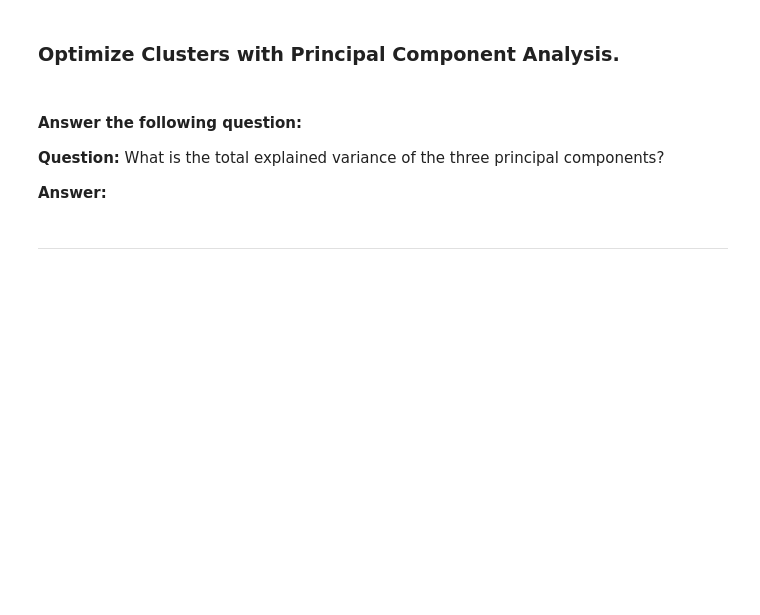
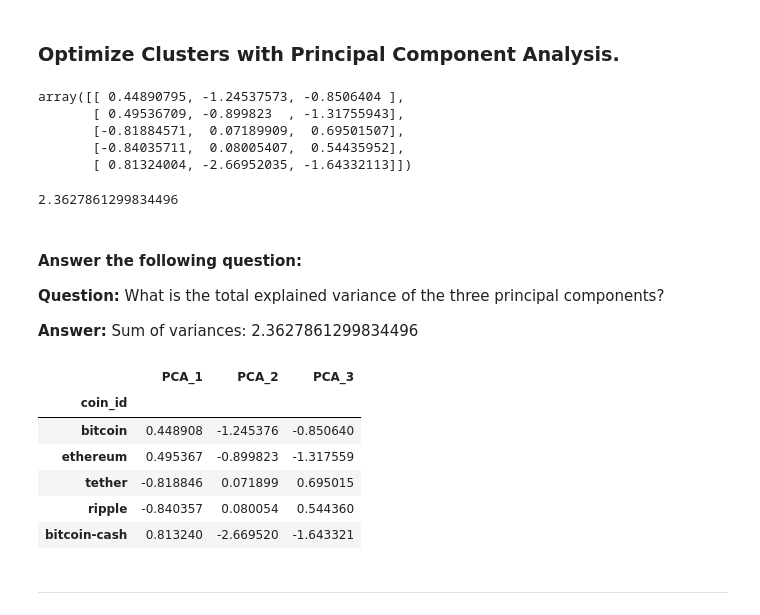
Before and after one commit to jfm0570/CryptoClustering, a Jupyter notebook: Crypto_Clustering.ipynb, the cells around one changed output. Saved outputs shown, nothing was run; the diff lists cells and outputs as text; code cells hidden in the pictures; blank space fills up the shorter version.

```diff
--- a/Crypto_Clustering.ipynb
+++ b/Crypto_Clustering.ipynb
@@ -172,2 +160,4 @@ elbow_dataframe.hvplot.line(
 # %%
 # Create a copy of the DataFrame
+data_frame_copy = data_frame.copy()
+data_frame_copy.head()
@@ -174,5 +172,6 @@ elbow_dataframe.hvplot.line(
 # %%
 # Add a new column to the DataFrame with the predicted clusters
-
+data_frame_copy['predicted_cluster'] = cluster_val
 
 # Display sample data
+data_frame_copy.head()
@@ -188,32 +203,59 @@ elbow_dataframe.hvplot.line(
 ### Optimize Clusters with Principal Component Analysis.
 # %%
 # Create a PCA model instance and set `n_components=3`.
+PCA_model = PCA(n_components=3)
 # %%
 # Use the PCA model with `fit_transform` to reduce to
 # three principal components.
+clusters_PCA = PCA_model.fit_transform(data_frame_copy)
 
 # View the first five rows of the DataFrame.
+clusters_PCA[0:5]
+# %% [output]
+array([[ 0.44890795, -1.24537573, -0.8506404 ],
+       [ 0.49536709, -0.899823  , -1.31755943],
+       [-0.81884571,  0.07189909,  0.69501507],
+       [-0.84035711,  0.08005407,  0.54435952],
+       [ 0.81324004, -2.66952035, -1.64332113]])
 # %%
 # Retrieve the explained variance to determine how much information
 # can be attributed to each principal component.
+
+variance = np.var(clusters_PCA) ## Pending
+variance
+# %% [output]
+2.3627861299834496
 # %% [markdown]
 #### Answer the following question:
 
 **Question:** What is the total explained variance of the three principal components?
 
-**Answer:**
+**Answer:** Sum of variances: 2.3627861299834496
 # %%
 # Create a new DataFrame with the PCA data.
-
-# Creating a DataFrame with the PCA data
+cluster_PCA_df = pd.DataFrame(
+    clusters_PCA,
+    columns = ["PCA_1", "PCA_2", "PCA_3"]
+)
+#cluster_PCA_df.head()
 
 # Copy the crypto names from the original data
-
+cluster_PCA_df['coin_id'] = list(data_frame_copy.index)
 
 # Set the coinid column as index
-
+cluster_PCA_df = cluster_PCA_df.set_index('coin_id')
+#cluster_PCA_df.head()
 
 # Display sample data
+cluster_PCA_df.head()
+# %% [output]
+|  | PCA_1 | PCA_2 | PCA_3 |
+| coin_id |  |  |  |
+| bitcoin | 0.448908 | -1.245376 | -0.850640 |
+| ethereum | 0.495367 | -0.899823 | -1.317559 |
+| tether | -0.818846 | 0.071899 | 0.695015 |
+| ripple | -0.840357 | 0.080054 | 0.544360 |
+| bitcoin-cash | 0.813240 | -2.669520 | -1.643321 |
 # %% [markdown]
 ---
 # %% [markdown]
```
Also changed, not shown: parts of 24 cells of this notebook, 1 other file.
